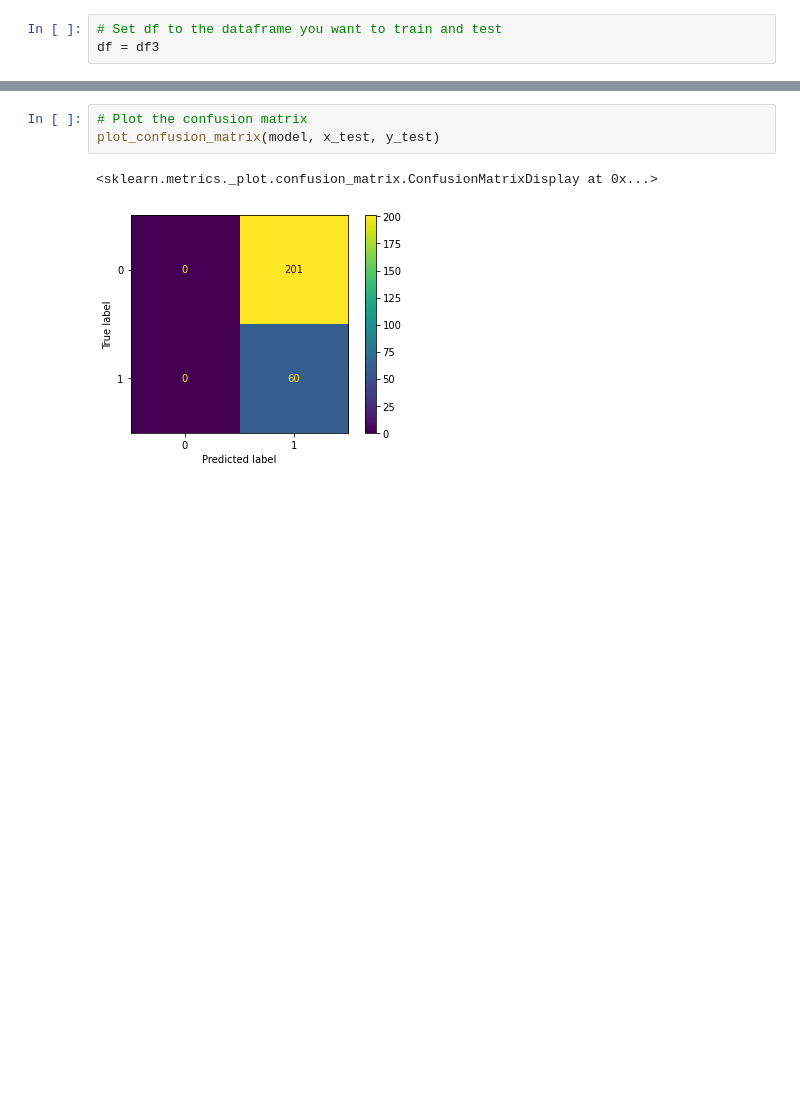
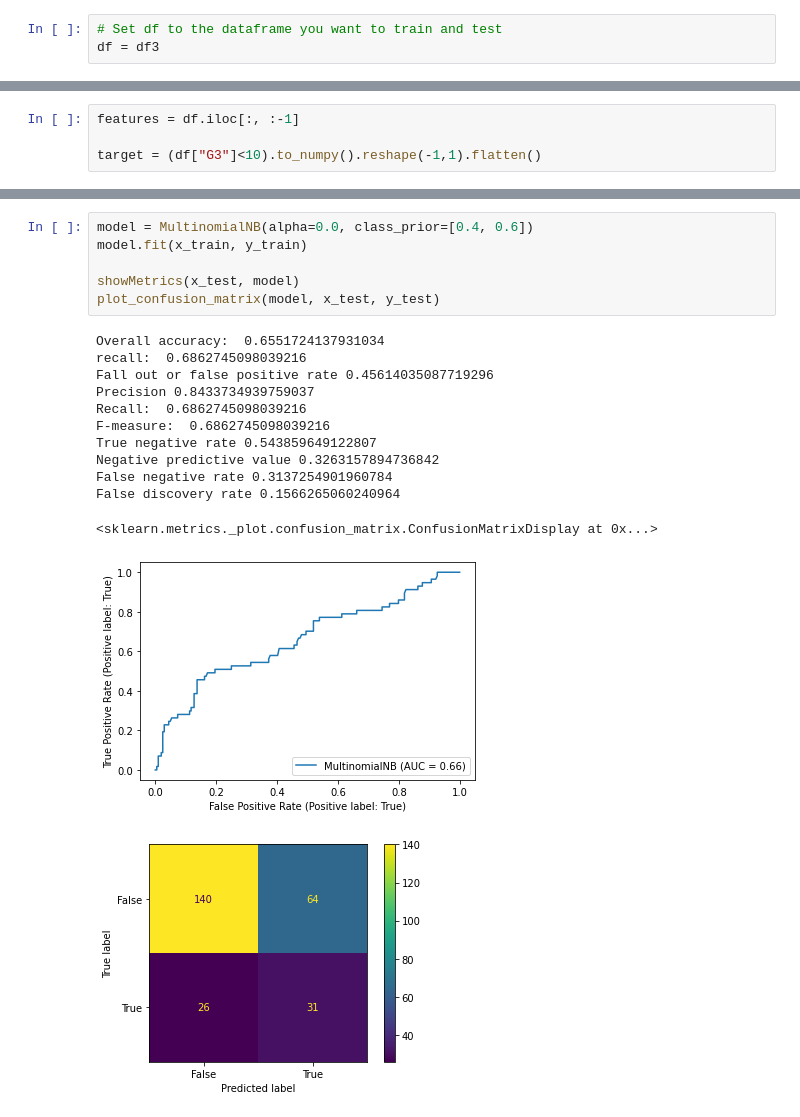
Before and after one commit to DuplexCard/F20DL-Natalia-G4, a Jupyter notebook: lab5.ipynb, the cells around one changed output, grey strips where cells are left out. Drawn from its saved outputs; the diff is of its cells as text; blank space fills up the shorter version.

Commit message:
add all the non-optional models and metrics lab 5

```diff
--- a/lab5.ipynb
+++ b/lab5.ipynb
@@ -111,0 +109,4 @@ target = df["reason_reputation"].to_numpy().reshape(-1,1)
+# %%
+features = df.iloc[:, :-1]
+
+target = (df["G3"]<10).to_numpy().reshape(-1,1).flatten()
@@ -188,6 +171,20 @@ False discovery rate nan
-# %%
-# Plot the confusion matrix
-plot_confusion_matrix(model, x_test, y_test)
-# %% [output]
-<sklearn.metrics._plot.confusion_matrix.ConfusionMatrixDisplay at 0x...>
-[figure, removed]
+# %%
+model = MultinomialNB(alpha=0.0, class_prior=[0.4, 0.6])
+model.fit(x_train, y_train)
+
+showMetrics(x_test, model)
+plot_confusion_matrix(model, x_test, y_test)
+# %% [output]
+Overall accuracy:  0.6551724137931034
+recall:  0.6862745098039216
+Fall out or false positive rate 0.45614035087719296
+Precision 0.8433734939759037
+Recall:  0.6862745098039216
+F-measure:  0.6862745098039216
+True negative rate 0.543859649122807
+Negative predictive value 0.3263157894736842
+False negative rate 0.3137254901960784
+False discovery rate 0.1566265060240964
+<sklearn.metrics._plot.confusion_matrix.ConfusionMatrixDisplay at 0x...>
+[figure, added]
+[figure, added]
```
Also changed, not shown: parts of 11 cells of this notebook.
